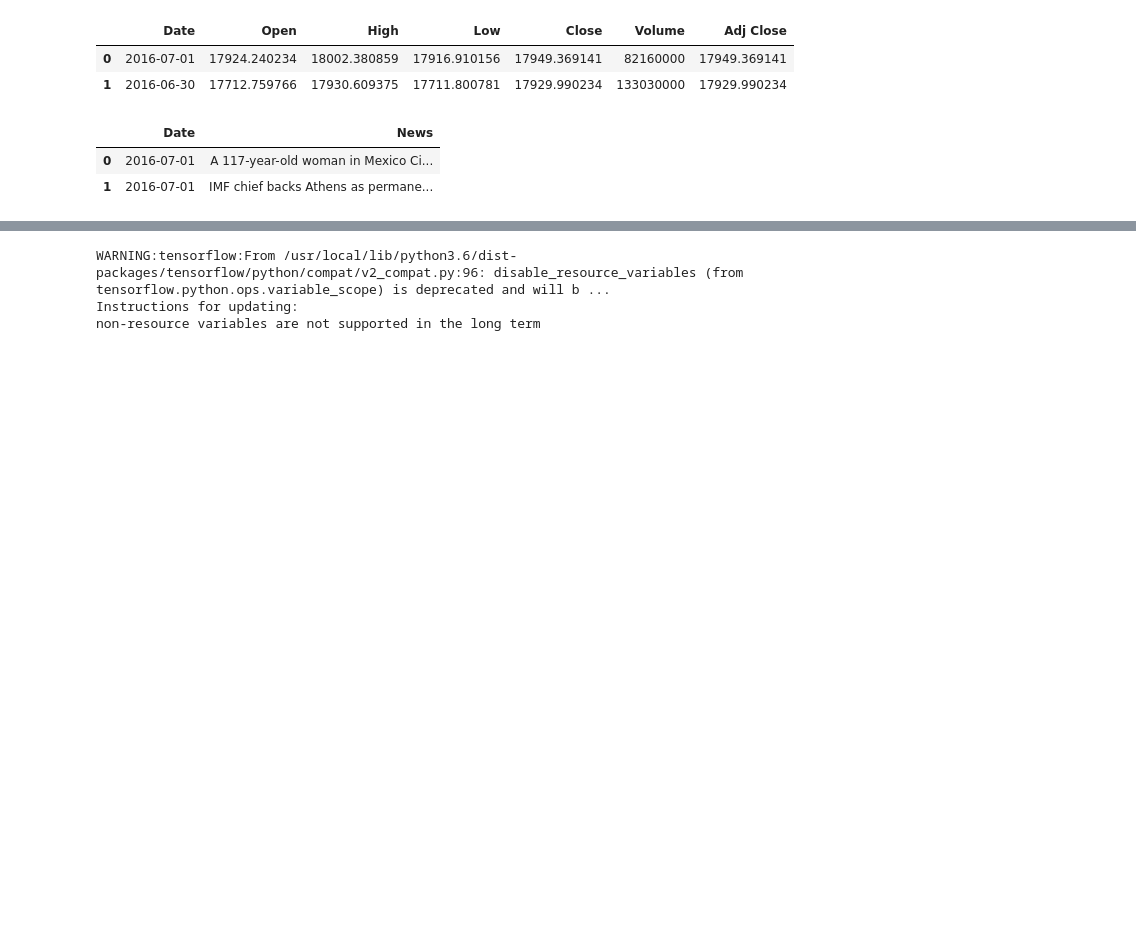
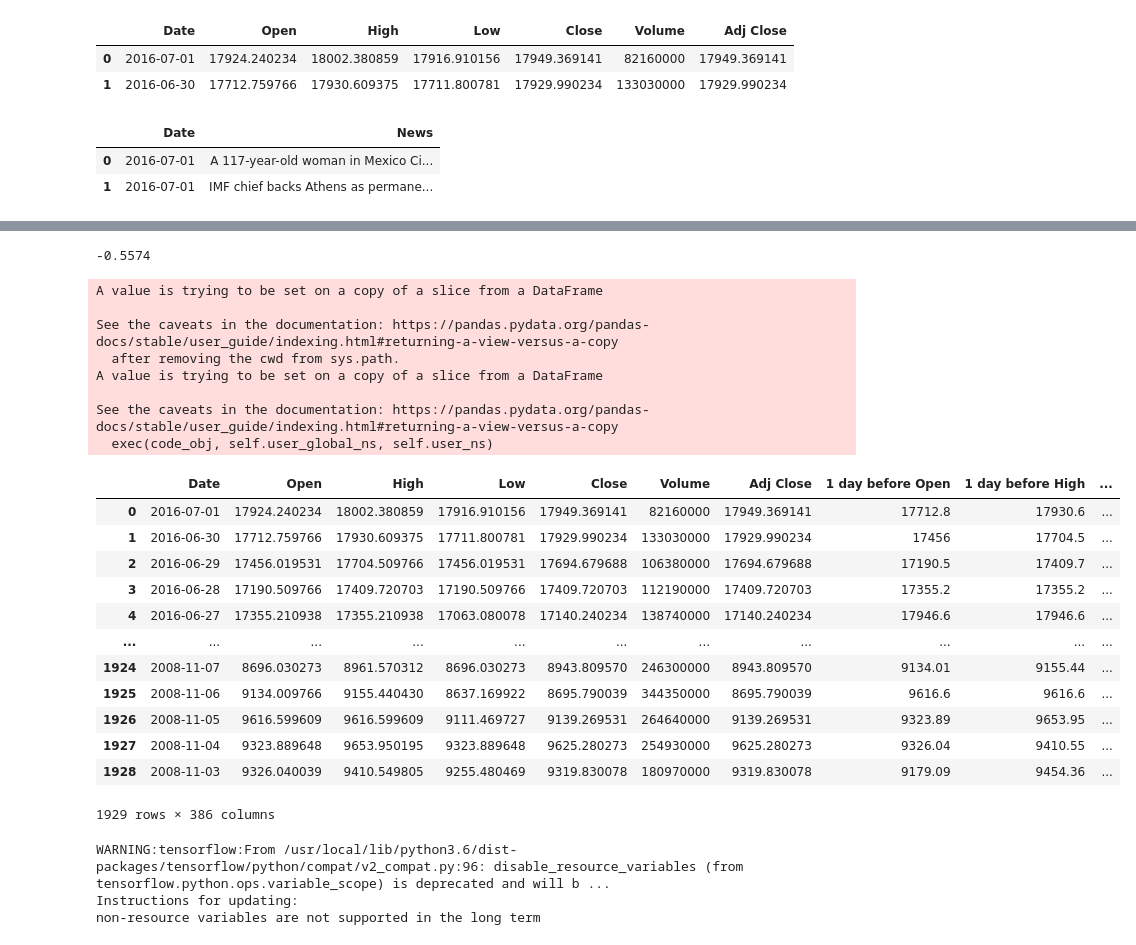
Before and after one commit to Eliot100/DJIA-stock-project, a Jupyter notebook: DJIA_stock_project.ipynb, the cells around one changed output, grey strips where cells are left out. Saved outputs shown, nothing was run; the diff lists cells and outputs as text; code cells hidden in the pictures; blank space fills up the shorter version.

```diff
--- a/DJIA_stock_project.ipynb
+++ b/DJIA_stock_project.ipynb
@@ -44,3 +135,37 @@ See the caveats in the documentation: https://pandas.pydata.org/pandas-docs/stab
+# %%
+sna = SentimentIntensityAnalyzer()
+sna.polarity_scores(df_Combined["Top1"][0])["compound"]
+# %% [output]
+-0.5574
+# %%
+for i in range(0, len(df_Combined['Date'])):
+  News_Date_array = df_RedditNews[df_RedditNews["Date"] == df_Combined["Date"][i]]["News"].to_numpy()
+  for j in range(0, 25):
+    df_Combined["Top"+str(j+1)][i] = sna.polarity_scores(df_Combined["Top"+str(j+1)][i])["compound"]
+
+df_Combined
+# %% [output]
+A value is trying to be set on a copy of a slice from a DataFrame
+
+See the caveats in the documentation: https://pandas.pydata.org/pandas-docs/stable/user_guide/indexing.html#returning-a-view-versus-a-copy
+  after removing the cwd from sys.path.
+A value is trying to be set on a copy of a slice from a DataFrame
+
+See the caveats in the documentation: https://pandas.pydata.org/pandas-docs/stable/user_guide/indexing.html#returning-a-view-versus-a-copy
+  exec(code_obj, self.user_global_ns, self.user_ns)
+|  | Date | Open | High | Low | Close | Volume | Adj Close | 1 day before Open | 1 day before High | ... |
+| 0 | 2016-07-01 | 17924.240234 | 18002.380859 | 17916.910156 | 17949.369141 | 82160000 | 17949.369141 | 17712.8 | 17930.6 | ... |
+| 1 | 2016-06-30 | 17712.759766 | 17930.609375 | 17711.800781 | 17929.990234 | 133030000 | 17929.990234 | 17456 | 17704.5 | ... |
+| 2 | 2016-06-29 | 17456.019531 | 17704.509766 | 17456.019531 | 17694.679688 | 106380000 | 17694.679688 | 17190.5 | 17409.7 | ... |
+| 3 | 2016-06-28 | 17190.509766 | 17409.720703 | 17190.509766 | 17409.720703 | 112190000 | 17409.720703 | 17355.2 | 17355.2 | ... |
+| 4 | 2016-06-27 | 17355.210938 | 17355.210938 | 17063.080078 | 17140.240234 | 138740000 | 17140.240234 | 17946.6 | 17946.6 | ... |
+| ... | ... | ... | ... | ... | ... | ... | ... | ... | ... | ... |
+| 1924 | 2008-11-07 | 8696.030273 | 8961.570312 | 8696.030273 | 8943.809570 | 246300000 | 8943.809570 | 9134.01 | 9155.44 | ... |
+| 1925 | 2008-11-06 | 9134.009766 | 9155.440430 | 8637.169922 | 8695.790039 | 344350000 | 8695.790039 | 9616.6 | 9616.6 | ... |
+| 1926 | 2008-11-05 | 9616.599609 | 9616.599609 | 9111.469727 | 9139.269531 | 264640000 | 9139.269531 | 9323.89 | 9653.95 | ... |
+| 1927 | 2008-11-04 | 9323.889648 | 9653.950195 | 9323.889648 | 9625.280273 | 254930000 | 9625.280273 | 9326.04 | 9410.55 | ... |
+| 1928 | 2008-11-03 | 9326.040039 | 9410.549805 | 9255.480469 | 9319.830078 | 180970000 | 9319.830078 | 9179.09 | 9454.36 | ... |
+1929 rows × 386 columns
 # %%
 import tensorflow.compat.v1 as tf
 tf.disable_v2_behavior()
```
Also changed, not shown: parts of 7 cells of this notebook.
